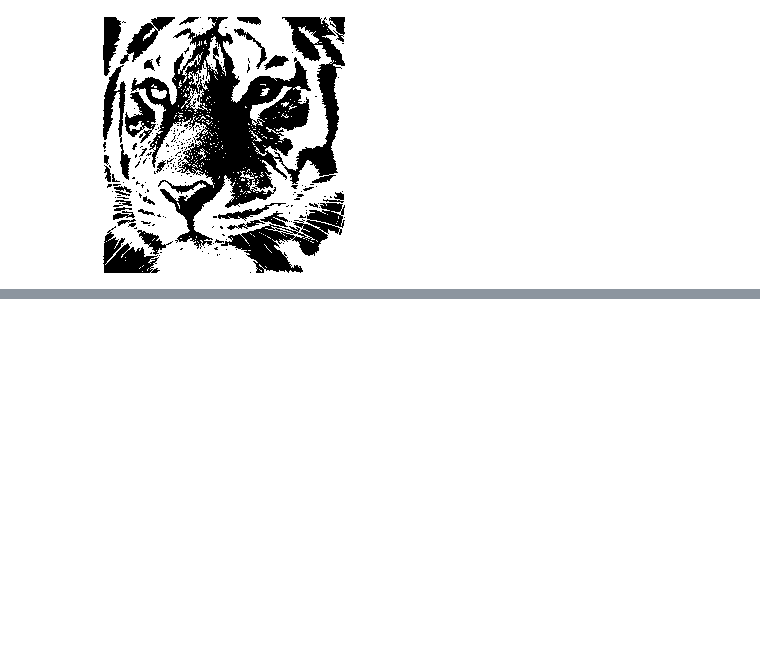
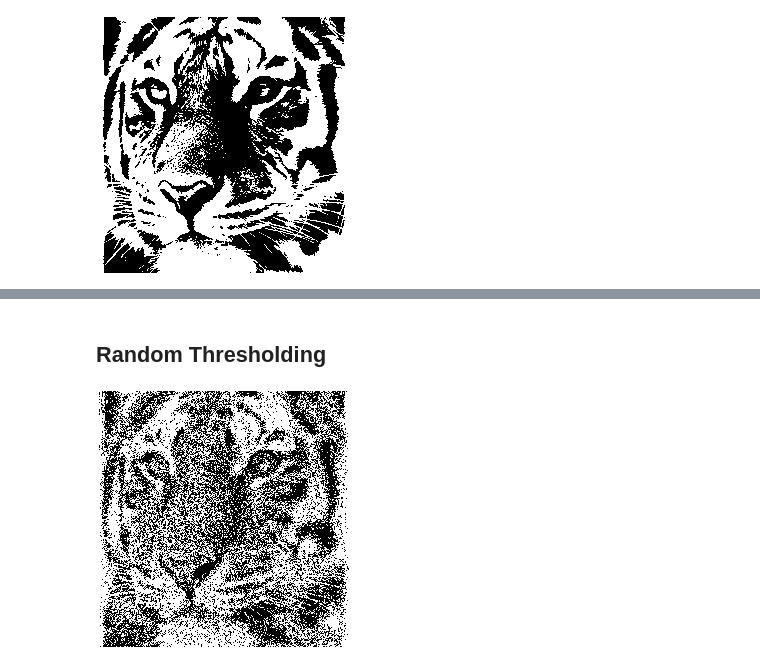
Before and after one commit to Shamil65/Machine-learning-start, a Jupyter notebook: libraries/pillow/pillow_start.ipynb, the cells around one changed output, grey strips where cells are left out. Saved outputs shown, nothing was run; the diff lists cells and outputs as text; code cells hidden in the pictures; blank space fills up the shorter version.

```diff
--- a/libraries/pillow/pillow_start.ipynb
+++ b/libraries/pillow/pillow_start.ipynb
@@ -198,0 +191,9 @@ plt.axis("off")
+# %% [markdown]
+## Random Thresholding
+# %%
+# 3. Бинаризация: всё что >= порога = белое (255), остальное = чёрное (0)
+binary_image_random = img_gray.point(lambda x: 255 if x >= random.randint(0, 255) else 0)
+
+binary_image_random
+# %% [output]
+[figure, added]
```
Also changed, not shown: parts of 6 cells of this notebook.
